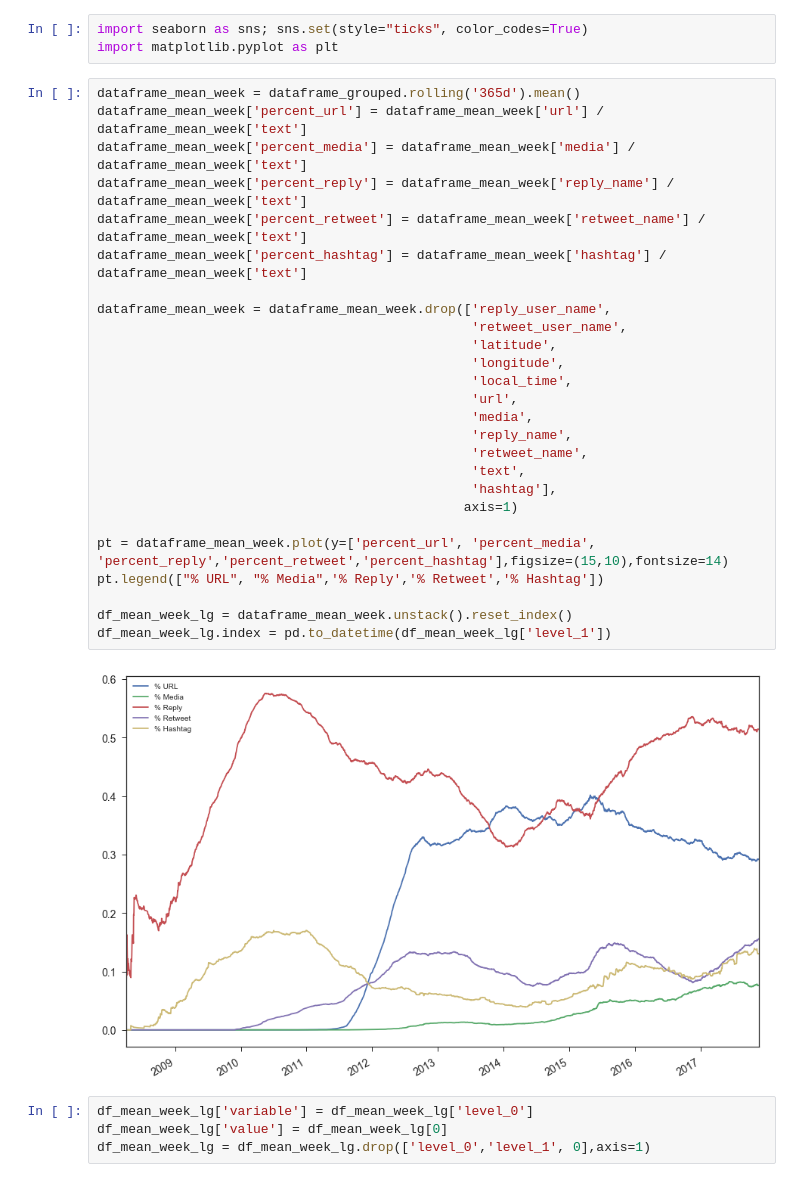
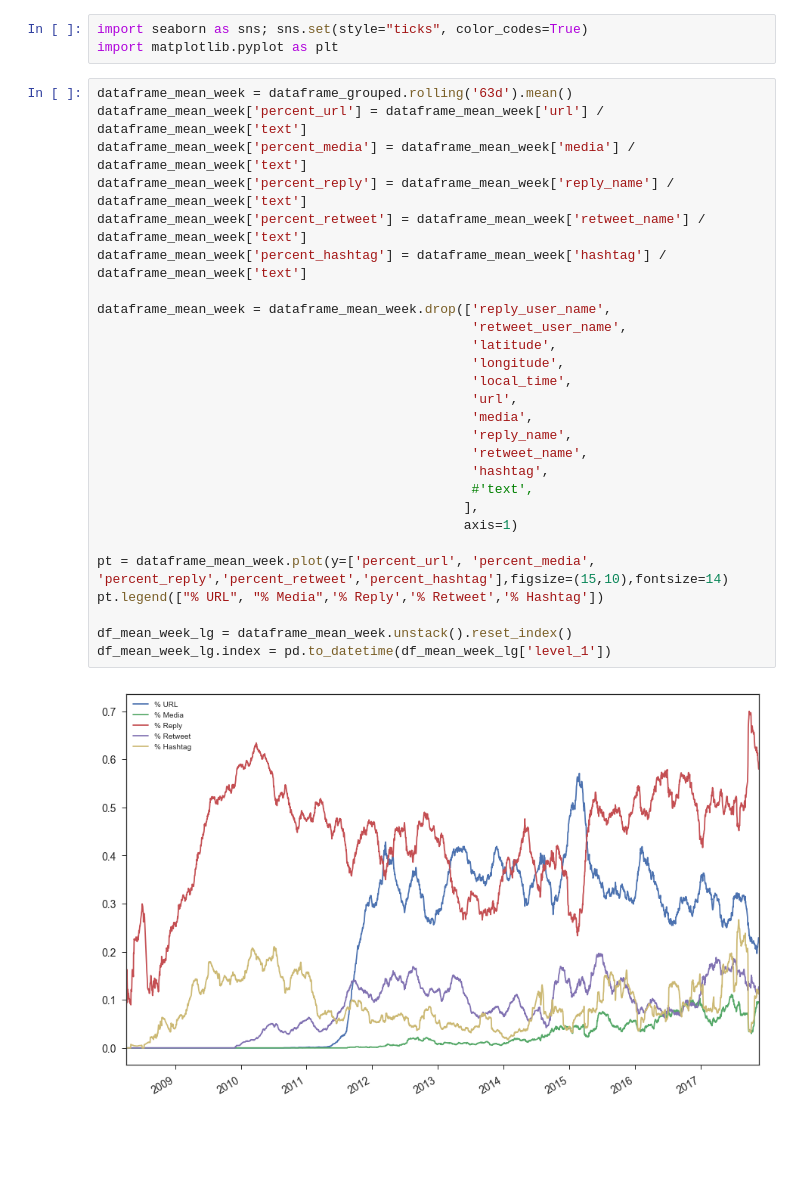
Before and after one commit to gedankenstuecke/twitter-analyser, a Jupyter notebook: archive-analyser.ipynb, the cells around one changed output. Drawn from its saved outputs; the diff is of its cells as text; blank space fills up the shorter version.

Commit message:
more graphs

```diff
--- a/archive-analyser.ipynb
+++ b/archive-analyser.ipynb
@@ -256,34 +258,31 @@ pt.legend(["Total tweets", "Replies",'Retweets','/w URL','/w Hashtag','w/ Media'
 import seaborn as sns; sns.set(style="ticks", color_codes=True)
 import matplotlib.pyplot as plt
 # %%
-dataframe_mean_week = dataframe_grouped.rolling('365d').mean()
+dataframe_mean_week = dataframe_grouped.rolling('63d').mean()
 dataframe_mean_week['percent_url'] = dataframe_mean_week['url'] / dataframe_mean_week['text']
 dataframe_mean_week['percent_media'] = dataframe_mean_week['media'] / dataframe_mean_week['text']
 dataframe_mean_week['percent_reply'] = dataframe_mean_week['reply_name'] / dataframe_mean_week['text']
 dataframe_mean_week['percent_retweet'] = dataframe_mean_week['retweet_name'] / dataframe_mean_week['text']
 dataframe_mean_week['percent_hashtag'] = dataframe_mean_week['hashtag'] / dataframe_mean_week['text']
 
 dataframe_mean_week = dataframe_mean_week.drop(['reply_user_name',
                                                 'retweet_user_name',
                                                 'latitude',
                                                 'longitude',
                                                 'local_time',
                                                 'url',
                                                 'media',
                                                 'reply_name',
                                                 'retweet_name',
-                                                'text',
-                                                'hashtag'],
+                                                'hashtag',
+                                                #'text',
+                                               ],
                                                axis=1)
 
 pt = dataframe_mean_week.plot(y=['percent_url', 'percent_media', 'percent_reply','percent_retweet','percent_hashtag'],figsize=(15,10),fontsize=14)
 pt.legend(["% URL", "% Media",'% Reply','% Retweet','% Hashtag'])
 
 df_mean_week_lg = dataframe_mean_week.unstack().reset_index()
 df_mean_week_lg.index = pd.to_datetime(df_mean_week_lg['level_1'])
 # %% [output]
-[figure, old version]
+[figure, new version]
-# %%
-df_mean_week_lg['variable'] = df_mean_week_lg['level_0']
-df_mean_week_lg['value'] = df_mean_week_lg[0]
-df_mean_week_lg = df_mean_week_lg.drop(['level_0','level_1', 0],axis=1)
```
Also changed, not shown: parts of 9 cells of this notebook.
